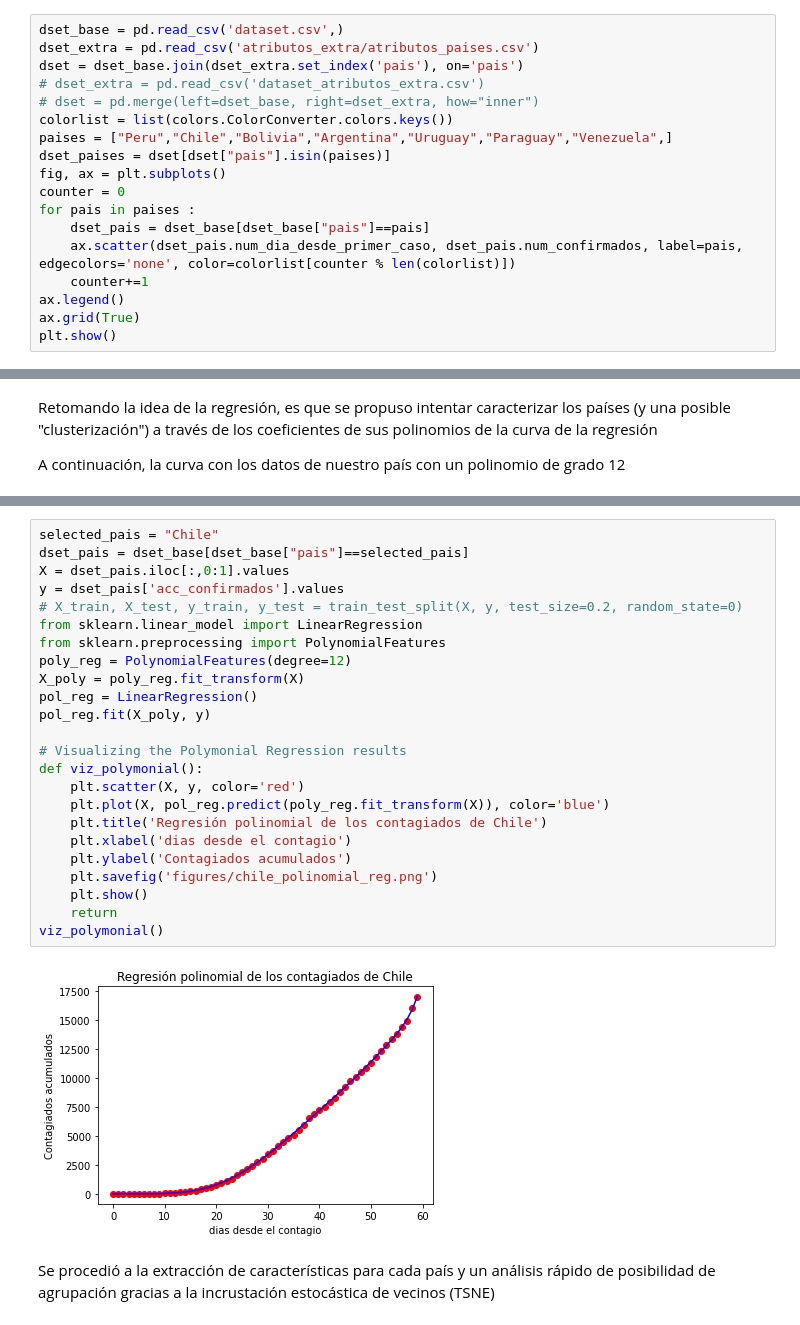
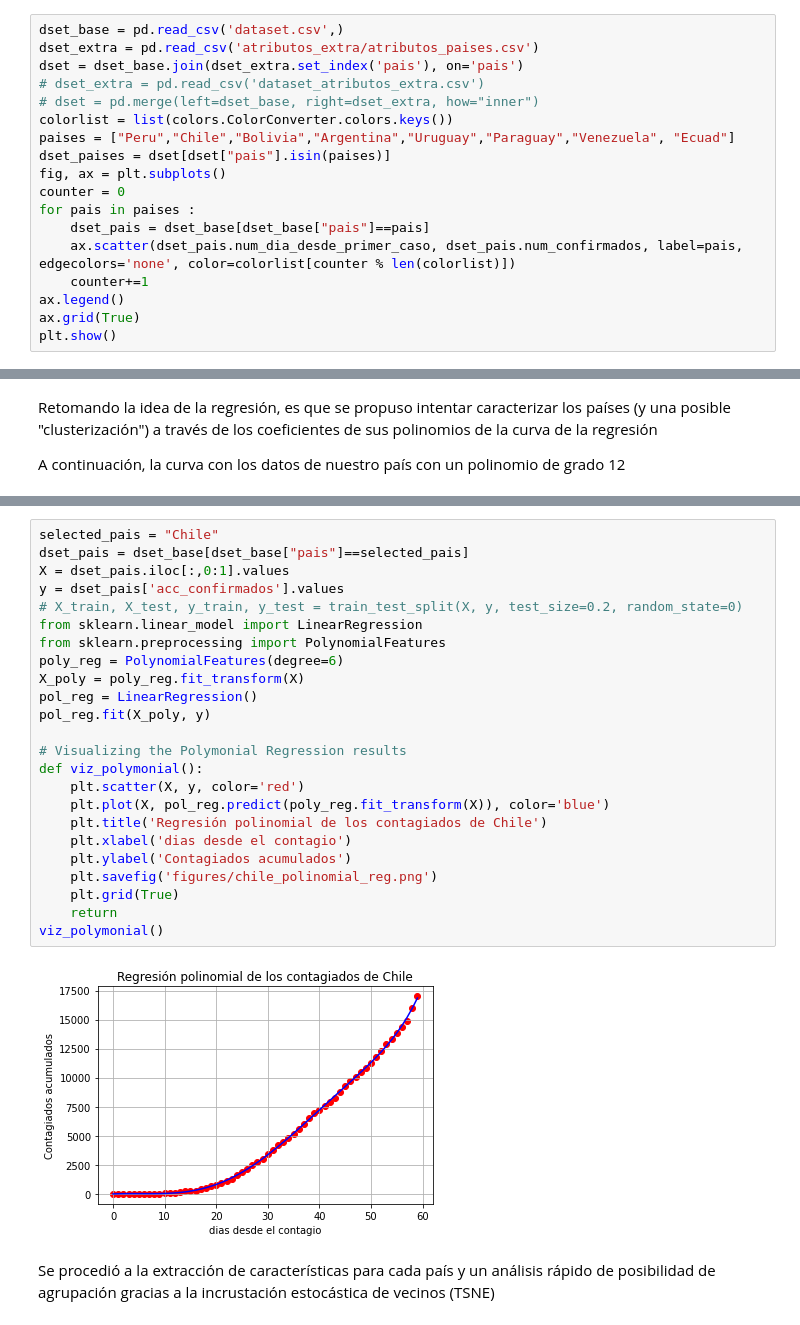
Before and after one commit to joseespinadote/proyecto_intro_mineria, a Jupyter notebook: miner-a-de-coronavirus.ipynb, the cells around one changed output, grey strips where cells are left out. Drawn from its saved outputs; the diff is of its cells as text.

```diff
--- a/miner-a-de-coronavirus.ipynb
+++ b/miner-a-de-coronavirus.ipynb
@@ -563,7 +563,7 @@ dset = dset_base.join(dset_extra.set_index('pais'), on='pais')
 # dset_extra = pd.read_csv('dataset_atributos_extra.csv')
 # dset = pd.merge(left=dset_base, right=dset_extra, how="inner")
 colorlist = list(colors.ColorConverter.colors.keys())
-paises = ["Peru","Chile","Bolivia","Argentina","Uruguay","Paraguay","Venezuela",]
+paises = ["Peru","Chile","Bolivia","Argentina","Uruguay","Paraguay","Venezuela", "Ecuad"]
 dset_paises = dset[dset["pais"].isin(paises)]
 fig, ax = plt.subplots()
 counter = 0
@@ -736,29 +727,29 @@ array([    1,     1,     4,     4,     4,     8,     8,    13,    23,
 # %%
 selected_pais = "Chile"
 dset_pais = dset_base[dset_base["pais"]==selected_pais]
 X = dset_pais.iloc[:,0:1].values
 y = dset_pais['acc_confirmados'].values
 # X_train, X_test, y_train, y_test = train_test_split(X, y, test_size=0.2, random_state=0)
 from sklearn.linear_model import LinearRegression
 from sklearn.preprocessing import PolynomialFeatures
-poly_reg = PolynomialFeatures(degree=12)
+poly_reg = PolynomialFeatures(degree=6)
 X_poly = poly_reg.fit_transform(X)
 pol_reg = LinearRegression()
 pol_reg.fit(X_poly, y)
 
 # Visualizing the Polymonial Regression results
 def viz_polymonial():
     plt.scatter(X, y, color='red')
     plt.plot(X, pol_reg.predict(poly_reg.fit_transform(X)), color='blue')
     plt.title('Regresión polinomial de los contagiados de Chile')
     plt.xlabel('dias desde el contagio')
     plt.ylabel('Contagiados acumulados')
     plt.savefig('figures/chile_polinomial_reg.png')
-    plt.show()
+    plt.grid(True)
     return
 viz_polymonial()
 # %% [output]
-[figure, old version]
+[figure, new version]
 # %% [markdown]
 Se procedió a la extracción de características para cada país y un análisis rápido de posibilidad de agrupación gracias a la incrustación estocástica de vecinos (TSNE)
 # %%
```
Also changed, not shown: parts of 11 cells of this notebook, 28 other files.
